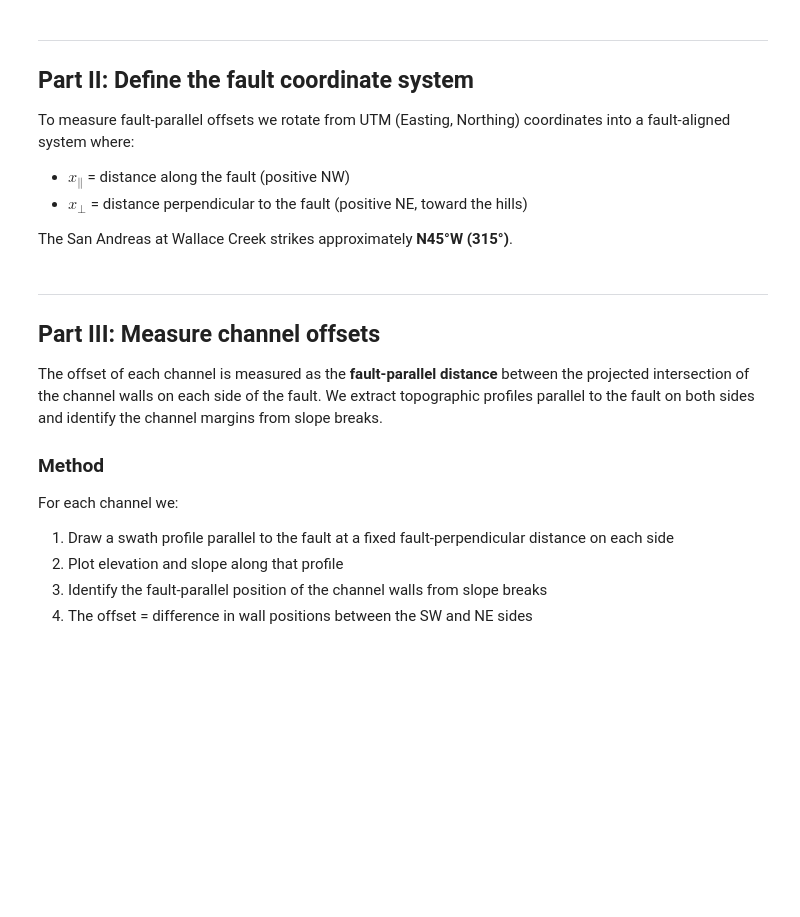
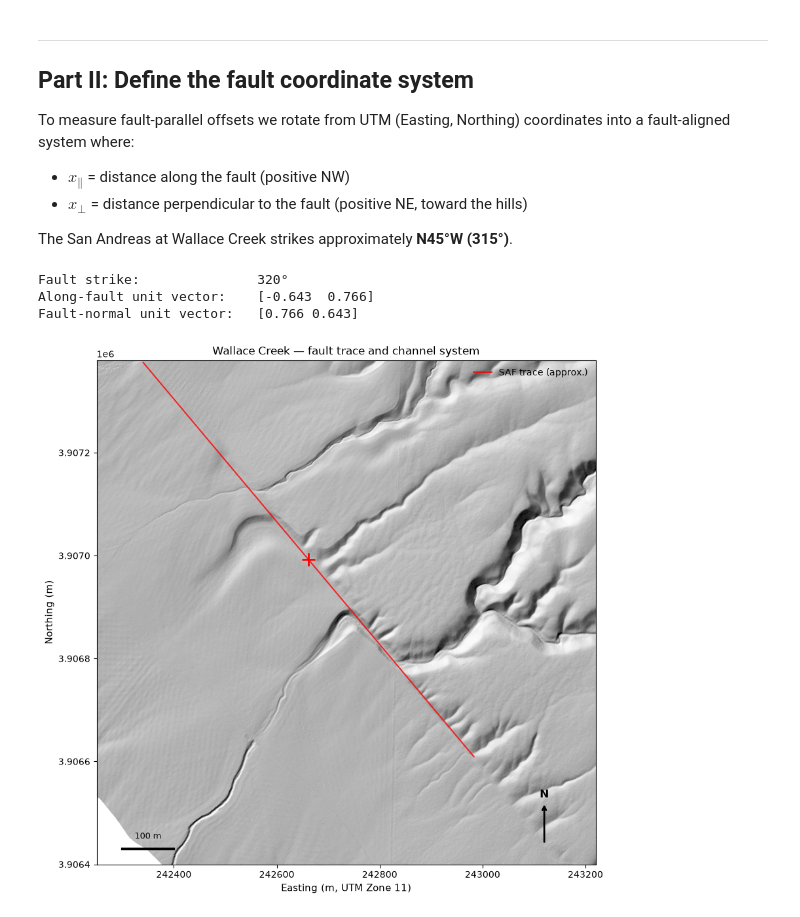
Before and after one commit to amtseismo/EPS166, a Jupyter notebook: notebooks/06_wallace_creek.ipynb, the cells around one changed output. Saved outputs shown, nothing was run; the diff lists cells and outputs as text; code cells hidden in the pictures; blank space fills up the shorter version.

```diff
--- a/notebooks/06_wallace_creek.ipynb
+++ b/notebooks/06_wallace_creek.ipynb
@@ -176,74 +218,61 @@ To measure fault-parallel offsets we rotate from UTM (Easting, Northing) coordin
 The San Andreas at Wallace Creek strikes approximately **N45°W (315°)**.
 # %%
 # ── Fault geometry ────────────────────────────────────────────────────────────
-FAULT_STRIKE_DEG = 315.0          # N45°W
-FAULT_ORIGIN_E   = 242635.0       # UTM Easting of a point on the fault trace (m)
-FAULT_ORIGIN_N   = 3906960.0      # UTM Northing
+# Adjust these three values to align the trace with the LiDAR scarp.
+FAULT_STRIKE_DEG = 320       # azimuth clockwise from N (e.g. 315 = N45°W)
+FAULT_ORIGIN_E   = 242662.0    # UTM Easting of a point on the fault trace (m)
+FAULT_ORIGIN_N   = 3906992.0   # UTM Northing
 
-strike = np.deg2rad(FAULT_STRIKE_DEG)
-# Unit vector along fault (NW-positive)
-s_hat = np.array([-np.sin(np.deg2rad(180-FAULT_STRIKE_DEG)),
-                   np.cos(np.deg2rad(180-FAULT_STRIKE_DEG))])
-# Simpler: fault strikes NW = decreasing E, increasing N
-s_hat = np.array([-np.sin(np.deg2rad(45)), np.cos(np.deg2rad(45))])  # (-0.707, 0.707)
-# Unit vector perpendicular to fault (NE-positive, toward hills)
-n_hat = np.array([np.cos(np.deg2rad(45)), np.sin(np.deg2rad(45))])   # (0.707, 0.707)
+# Unit vectors derived from strike — do not edit below this line
+strike_rad = np.deg2rad(FAULT_STRIKE_DEG)
+s_hat = np.array([ np.sin(strike_rad),  np.cos(strike_rad)])  # along fault (strike direction)
+n_hat = np.array([ np.cos(strike_rad), -np.sin(strike_rad)])  # perpendicular (NE, toward hills)
 
-print(f"Fault strike: {FAULT_STRIKE_DEG}° (N45°W)")
-print(f"Along-fault unit vector (NW): {s_hat}")
-print(f"Fault-normal unit vector (NE): {n_hat}")
+print(f"Fault strike:               {FAULT_STRIKE_DEG}°")
+print(f"Along-fault unit vector:    {s_hat.round(3)}")
+print(f"Fault-normal unit vector:   {n_hat.round(3)}")
 
 def utm_to_fault(E, N):
     """Convert UTM (E, N) to fault-parallel / fault-perpendicular coordinates.
-    Returns (x_parallel_m, x_perp_m) both in metres.
-    x_parallel > 0 is NW along the fault.
-    x_perp    > 0 is NE (toward the Temblor Range).
+    x_parallel > 0 is in the strike direction.
+    x_perp     > 0 is NE (toward the Temblor Range).
     """
     dE = E - FAULT_ORIGIN_E
     dN = N - FAULT_ORIGIN_N
-    x_par  = dE * s_hat[0] + dN * s_hat[1]
-    x_perp = dE * n_hat[0] + dN * n_hat[1]
-    return x_par, x_perp
+    return dE*s_hat[0] + dN*s_hat[1], dE*n_hat[0] + dN*n_hat[1]
+# %% [output]
+Fault strike:               320°
+Along-fault unit vector:    [-0.643  0.766]
+Fault-normal unit vector:   [0.766 0.643]
 # %%
 # ── Annotated overview map ────────────────────────────────────────────────────
 # Draw the fault trace across the DEM
 t_vals   = np.linspace(-500, 500, 100)  # metres along fault
 fault_E  = FAULT_ORIGIN_E + t_vals * s_hat[0]
 fault_N  = FAULT_ORIGIN_N + t_vals * s_hat[1]
 
 fig, ax = plt.subplots(figsize=(10, 10))
 ax.imshow(hs, cmap="gray", extent=EXT, origin="upper", vmin=0, vmax=1)
 ax.plot(fault_E, fault_N, "r-", lw=1.5, alpha=0.8, label="SAF trace (approx.)")
 
 # Mark the fault origin point
 ax.plot(FAULT_ORIGIN_E, FAULT_ORIGIN_N, "r+", ms=14, mew=2)
 
 # Compass
 ax.annotate("", xy=(XLL+870, YLL+120), xytext=(XLL+870, YLL+40),
             arrowprops=dict(arrowstyle="->", color="k", lw=2))
 ax.text(XLL+870, YLL+130, "N", ha="center", fontsize=12, fontweight="bold")
 
 # Scale bar
 ax.plot([XLL+50, XLL+150], [YLL+30, YLL+30], "k-", lw=3)
 ax.text(XLL+100, YLL+50, "100 m", ha="center", fontsize=9)
 
 ax.set_xlabel("Easting (m, UTM Zone 11)", fontsize=11)
 ax.set_ylabel("Northing (m)", fontsize=11)
 ax.set_title("Wallace Creek — fault trace and channel system", fontsize=12)
 ax.legend(frameon=False, fontsize=10)
-plt.tight_layout()
+ax.set_xlim(EXT[0], EXT[1])
+ax.set_ylim(EXT[2], EXT[3])
 plt.show()
+# %% [output]
+[figure, added]
-# %% [markdown]
----
-
-## Part III: Measure channel offsets
-
-The offset of each channel is measured as the **fault-parallel distance** between the projected intersection of the channel walls on each side of the fault. We extract topographic profiles parallel to the fault on both sides and identify the channel margins from slope breaks.
-
-### Method
-
-For each channel we:
-1. Draw a swath profile parallel to the fault at a fixed fault-perpendicular distance on each side
-2. Plot elevation and slope along that profile
-3. Identify the fault-parallel position of the channel walls from slope breaks
-4. The offset = difference in wall positions between the SW and NE sides
```
Also changed, not shown: parts of 30 cells of this notebook.
